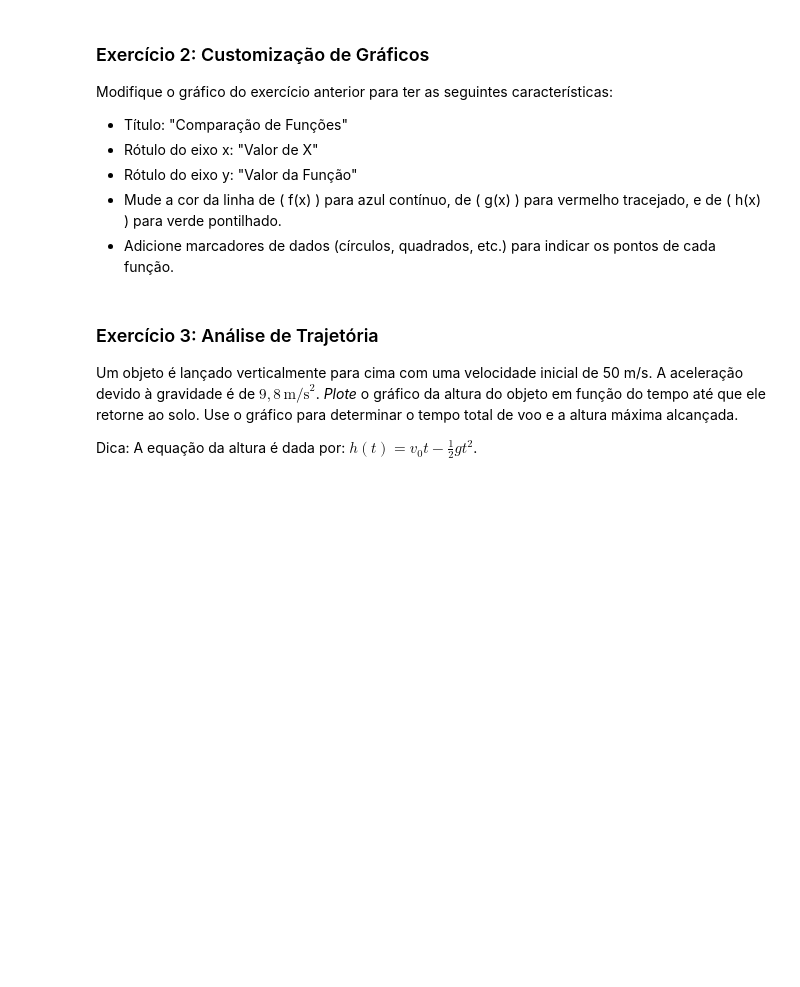
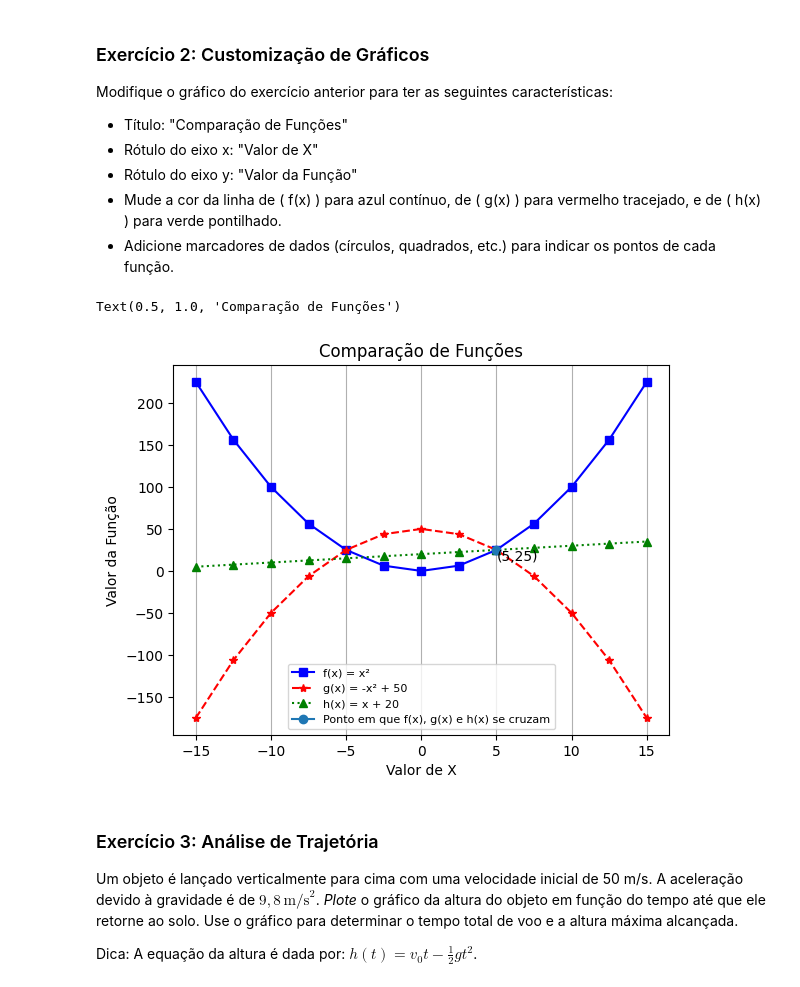
Before and after one commit to mahzze/Solucoes-notebooks-bcc, a Jupyter notebook: atividades/Atividade_2_Gráficos.ipynb, the cells around one changed output. Cells and saved outputs as stored; diff of their text form; code cells hidden in the pictures; blank space fills up the shorter version.

```diff
--- a/atividades/Atividade_2_Gráficos.ipynb
+++ b/atividades/Atividade_2_Gráficos.ipynb
@@ -49,3 +45,34 @@ import matplotlib.pyplot as plt
+# %%
+import numpy as np
+import matplotlib.pyplot as plt
+
+x = np.arange(-15, 16, 2.5)
+f = x**2
+g = (-x**2+50)
+h = x+20
+
+## Fica um inferno de ler
+plt.plot(x, f, label="f(x) = x²", color="blue", marker="s")
+plt.plot(x, g, label="g(x) = -x² + 50", color="red", marker="*", linestyle="dashed")
+plt.plot(x, h, label="h(x) = x + 20", color="green", marker="^", linestyle="dotted")
+
+## Ponto de intersecção
+plt.plot(
+    5, #eixo x
+    25, #eixo y
+    marker="o",
+    label="Ponto em que f(x), g(x) e h(x) se cruzam",
+    )
+plt.text(5,25, "(5,25)", verticalalignment="top")
+
+plt.grid(axis="x",which="major")
+plt.ylabel("Valor da Função")
+plt.xlabel("Valor de X")
+plt.legend(loc="best", fontsize="8")
+plt.title("Comparação de Funções")
+# %% [output]
+Text(0.5, 1.0, 'Comparação de Funções')
+[figure, added]
 # %% [markdown]
 ### Exercício 3: Análise de Trajetória
 
```
Also changed, not shown: parts of 5 cells of this notebook.
